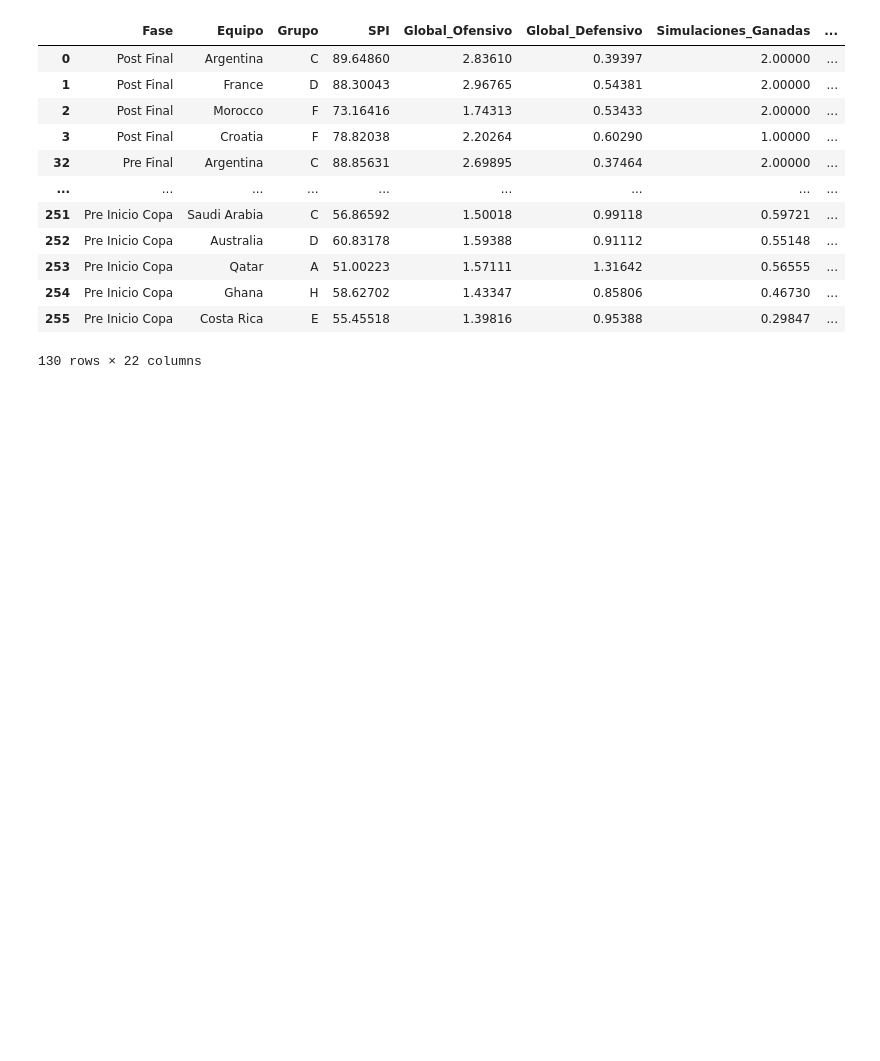
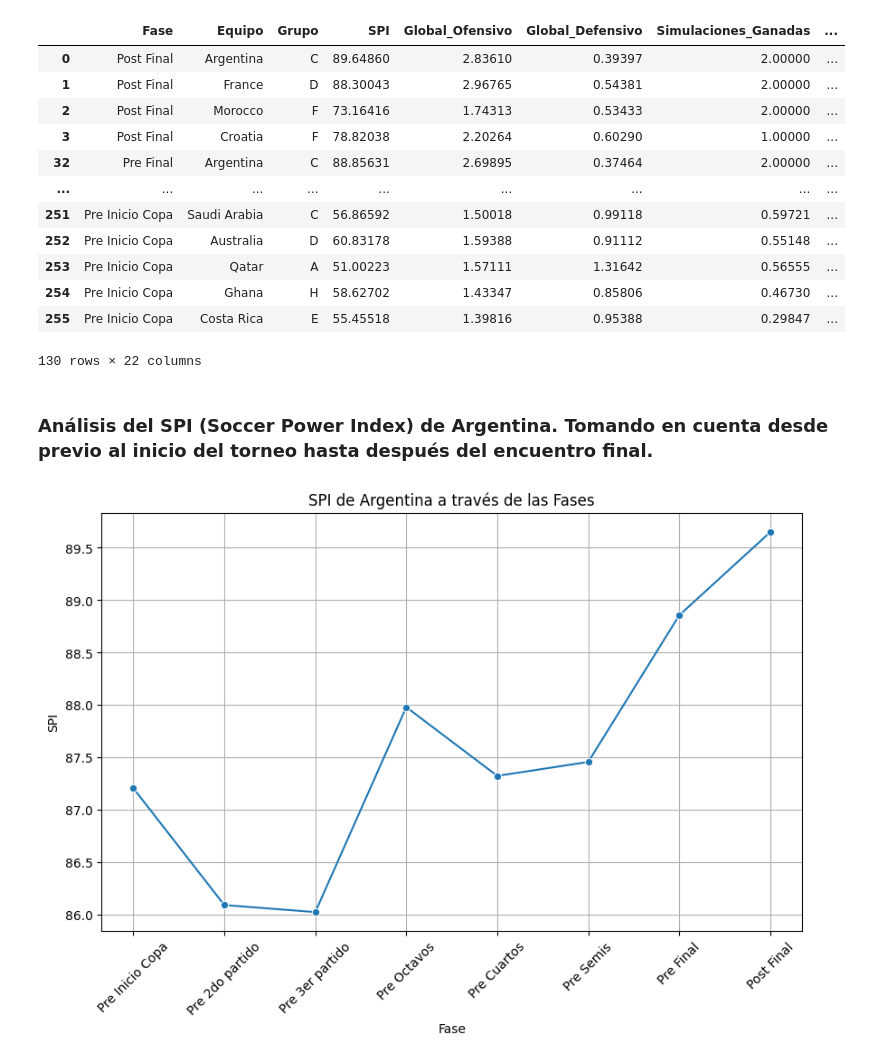
Before and after one commit to valenrosito/TP-Fundamentos_Ciencia_de_Datos, a Jupyter notebook: src/TP.ipynb, the cells around one changed output. Cells and saved outputs as stored; diff of their text form; code cells hidden in the pictures; blank space fills up the shorter version.

Commit message:
Agregamos gráfico que muestra la evolución del SPI del equipo argentino en el transcurso del torneo.

```diff
--- a/src/TP.ipynb
+++ b/src/TP.ipynb
@@ -119,3 +119,21 @@ pronostico
 | 254 | Pre Inicio Copa | Ghana | H | 58.62702 | 1.43347 | 0.85806 | 0.46730 | ... |
 | 255 | Pre Inicio Copa | Costa Rica | E | 55.45518 | 1.39816 | 0.95388 | 0.29847 | ... |
 130 rows × 22 columns
+# %% [markdown]
+### Análisis del SPI (Soccer Power Index) de Argentina. Tomando en cuenta desde previo al inicio del torneo hasta después del encuentro final.
+# %%
+argentina_data = pronostico[pronostico['Equipo'] == 'Argentina']
+plt.figure(figsize=(10, 6))
+sns.lineplot(data=argentina_data, x='Fase', y='SPI', marker='o', sort=False)
+
+# Invertir el orden del eje x
+plt.gca().invert_xaxis()
+
+plt.title('SPI de Argentina a través de las Fases')
+plt.xlabel('Fase'), plt.ylabel('SPI')
+plt.xticks(rotation=45)
+plt.grid(True)
+
+plt.show()
+# %% [output]
+[figure, added]
```
